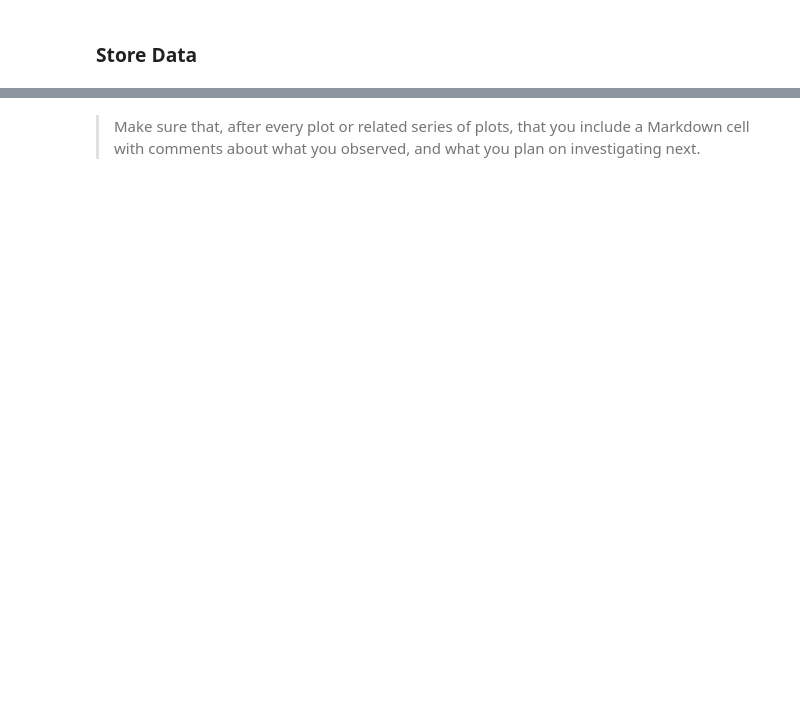
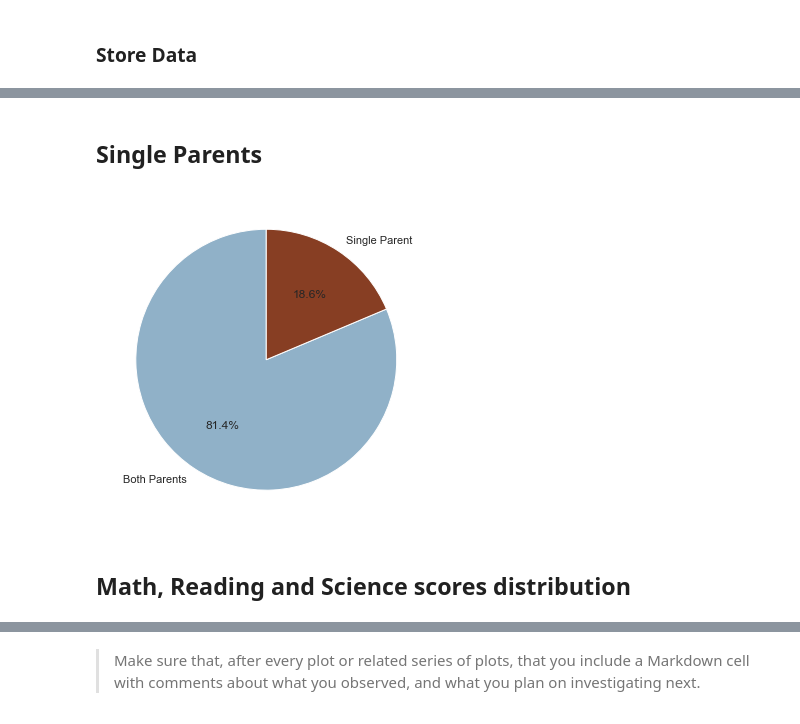
Before and after one commit to AndrejaCH/Exploratory_and_Explanatory_Visualizations, a Jupyter notebook: Data_Exploration.ipynb, the cells around one changed output, grey strips where cells are left out. Saved outputs shown, nothing was run; the diff lists cells and outputs as text; code cells hidden in the pictures; blank space fills up the shorter version.

```diff
--- a/Data_Exploration.ipynb
+++ b/Data_Exploration.ipynb
@@ -397,0 +477,10 @@ and prepare yourself to look at relationships between variables.
+# %% [markdown]
+## Single Parents
+# %%
+## Single Parents distribution
+fig, ax = plt.subplots(figsize=(6, 6))
+ax.pie(df['Single_parent'].value_counts(), colors = colors, labels=['Both Parents', 'Single Parent'], autopct='%1.1f%%', startangle=90);
+# %% [output]
+[figure, added]
+# %% [markdown]
+## Math, Reading and Science scores distribution
```
Also changed, not shown: parts of 100 cells of this notebook.
